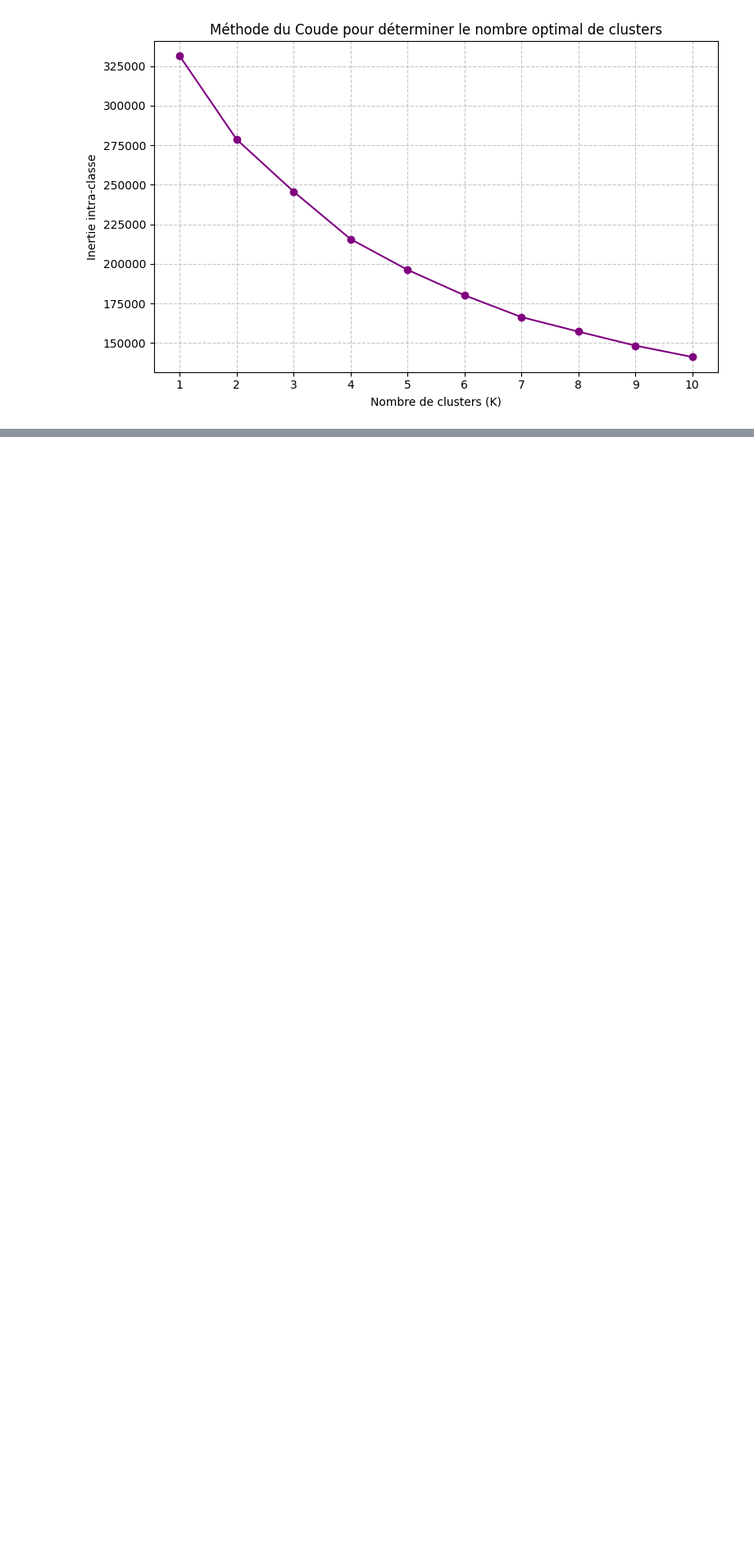
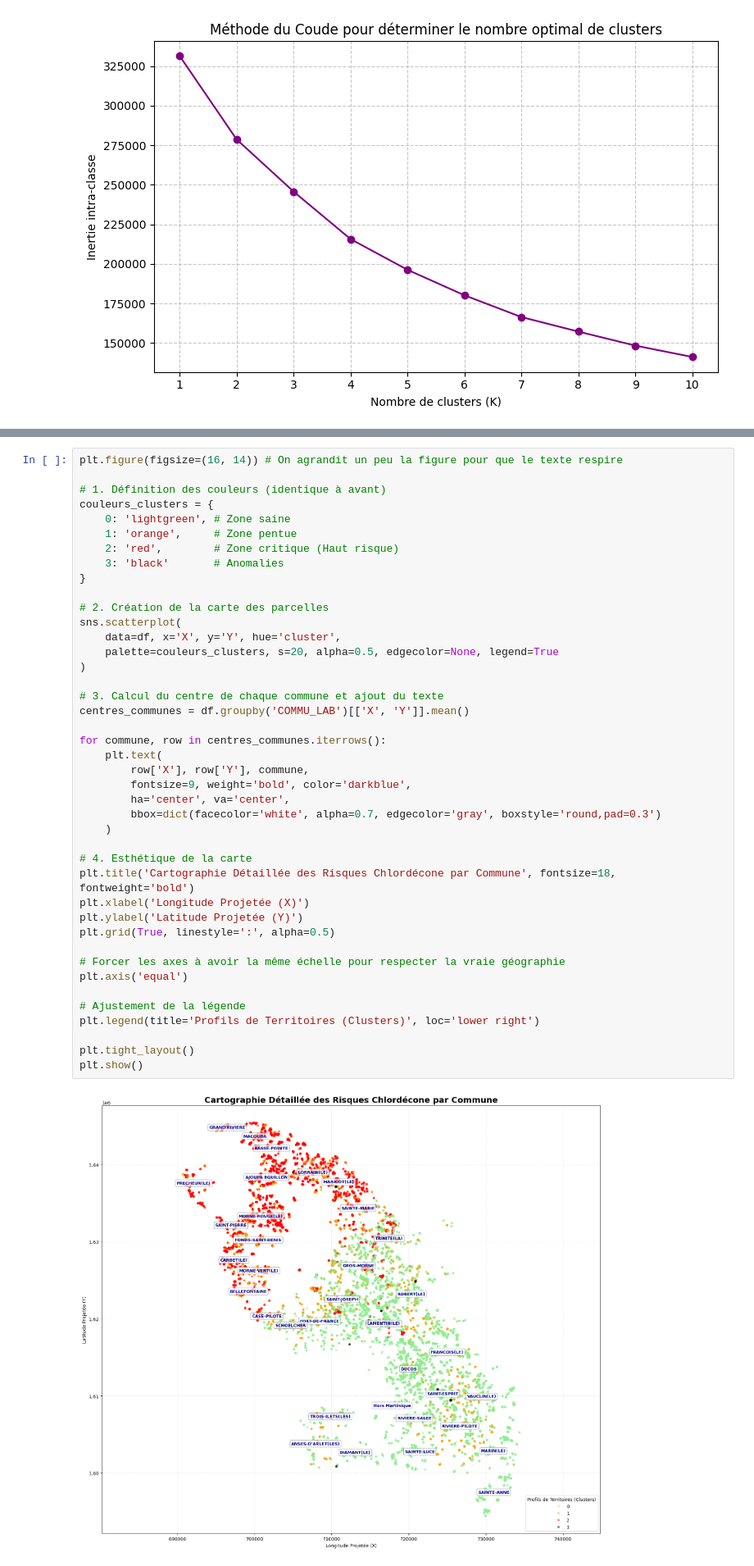
Before and after one commit to Leopold-Rony/Projet_Chlordecone, a Jupyter notebook: 04_Clustering_KMeans.ipynb, the cells around one changed output, grey strips where cells are left out. Shown at 82% size. Drawn from its saved outputs; the diff is of its cells as text; blank space fills up the shorter version.

```diff
--- a/04_Clustering_KMeans.ipynb
+++ b/04_Clustering_KMeans.ipynb
@@ -60,0 +227,44 @@ plt.show()
+# %%
+plt.figure(figsize=(16, 14)) # On agrandit un peu la figure pour que le texte respire
+
+# 1. Définition des couleurs (identique à avant)
+couleurs_clusters = {
+    0: 'lightgreen', # Zone saine
+    1: 'orange',     # Zone pentue
+    2: 'red',        # Zone critique (Haut risque)
+    3: 'black'       # Anomalies
+}
+
+# 2. Création de la carte des parcelles
+sns.scatterplot(
+    data=df, x='X', y='Y', hue='cluster',
+    palette=couleurs_clusters, s=20, alpha=0.5, edgecolor=None, legend=True
+)
+
+# 3. Calcul du centre de chaque commune et ajout du texte
+centres_communes = df.groupby('COMMU_LAB')[['X', 'Y']].mean()
+
+for commune, row in centres_communes.iterrows():
+    plt.text(
+        row['X'], row['Y'], commune,
+        fontsize=9, weight='bold', color='darkblue',
+        ha='center', va='center',
+        bbox=dict(facecolor='white', alpha=0.7, edgecolor='gray', boxstyle='round,pad=0.3')
+    )
+
+# 4. Esthétique de la carte
+plt.title('Cartographie Détaillée des Risques Chlordécone par Commune', fontsize=18, fontweight='bold')
+plt.xlabel('Longitude Projetée (X)')
+plt.ylabel('Latitude Projetée (Y)')
+plt.grid(True, linestyle=':', alpha=0.5)
+
+# Forcer les axes à avoir la même échelle pour respecter la vraie géographie
+plt.axis('equal')
+
+# Ajustement de la légende
+plt.legend(title='Profils de Territoires (Clusters)', loc='lower right')
+
+plt.tight_layout()
+plt.show()
+# %% [output]
+[figure, added]
```
Also changed, not shown: parts of 10 cells of this notebook, 1 other file.
